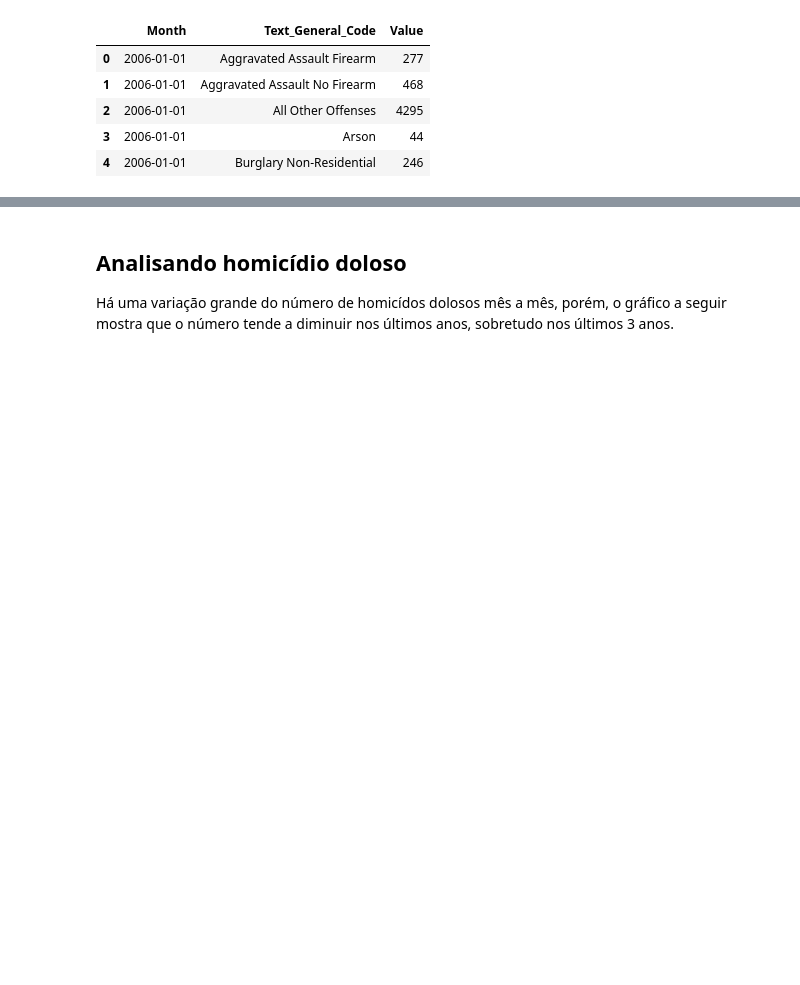
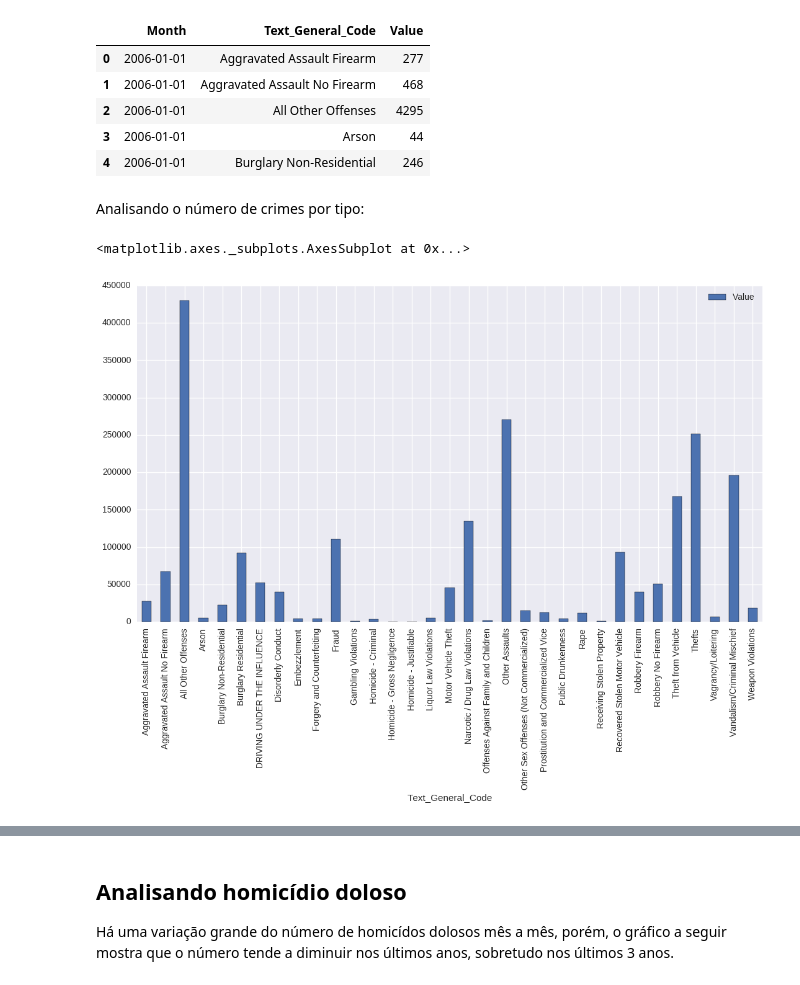
Before and after one commit to alexandremuzio/crime_data_analysis, a Jupyter notebook: crime_analysis.ipynb, the cells around one changed output, grey strips where cells are left out. Drawn from its saved outputs; the diff is of its cells as text; code cells hidden in the pictures; blank space fills up the shorter version.

```diff
--- a/crime_analysis.ipynb
+++ b/crime_analysis.ipynb
@@ -129,3 +137,12 @@ g.head()
 | 2 | 2006-01-01 | All Other Offenses | 4295 |
 | 3 | 2006-01-01 | Arson | 44 |
 | 4 | 2006-01-01 | Burglary Non-Residential | 246 |
+# %% [markdown]
+Analisando o número de crimes por tipo:
+# %%
+gg=d.groupby(['Text_General_Code'])['Value'].sum().reset_index()
+bar_d = gg[['Text_General_Code', 'Value']].dropna()
+bar_d.plot.bar(x='Text_General_Code', y='Value')
+# %% [output]
+<matplotlib.axes._subplots.AxesSubplot at 0x...>
+[figure, added]
```
Also changed, not shown: parts of 6 cells of this notebook.
